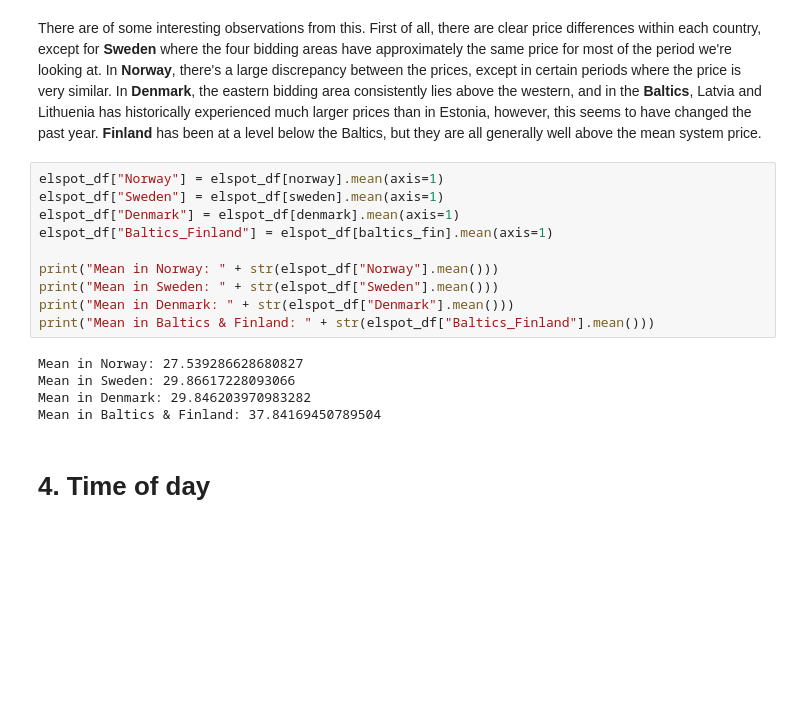
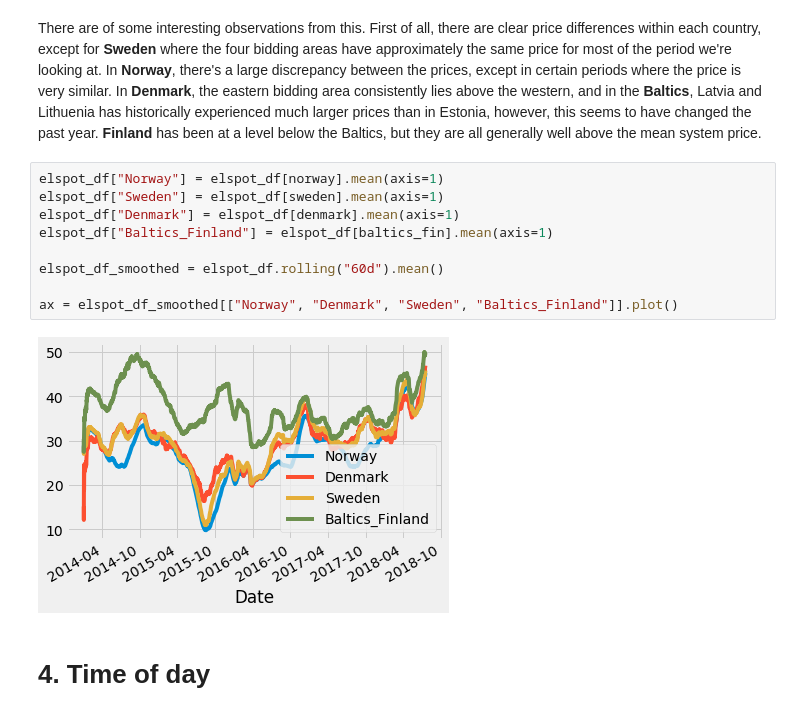
Before and after one commit to rasmusthog/nordpool-data-analysis, a Jupyter notebook: Nordpool Data Analysis.ipynb, the cells around one changed output. Cells and saved outputs as stored; diff of their text form; blank space fills up the shorter version.

```diff
--- a/Nordpool Data Analysis.ipynb
+++ b/Nordpool Data Analysis.ipynb
@@ -150,17 +150,13 @@ There are of some interesting observations from this. First of all, there are cl
 # %%
 elspot_df["Norway"] = elspot_df[norway].mean(axis=1)
 elspot_df["Sweden"] = elspot_df[sweden].mean(axis=1)
 elspot_df["Denmark"] = elspot_df[denmark].mean(axis=1)
 elspot_df["Baltics_Finland"] = elspot_df[baltics_fin].mean(axis=1)
 
-print("Mean in Norway: " + str(elspot_df["Norway"].mean()))
-print("Mean in Sweden: " + str(elspot_df["Sweden"].mean()))
-print("Mean in Denmark: " + str(elspot_df["Denmark"].mean()))
-print("Mean in Baltics & Finland: " + str(elspot_df["Baltics_Finland"].mean()))
+elspot_df_smoothed = elspot_df.rolling("60d").mean()
+
+ax = elspot_df_smoothed[["Norway", "Denmark", "Sweden", "Baltics_Finland"]].plot()
 # %% [output]
-Mean in Norway: 27.539286628680827
-Mean in Sweden: 29.86617228093066
-Mean in Denmark: 29.846203970983282
-Mean in Baltics & Finland: 37.84169450789504
+[figure, added]
 # %% [markdown]
 # 4. Time of day
```
Also changed, not shown: parts of 4 cells of this notebook.
